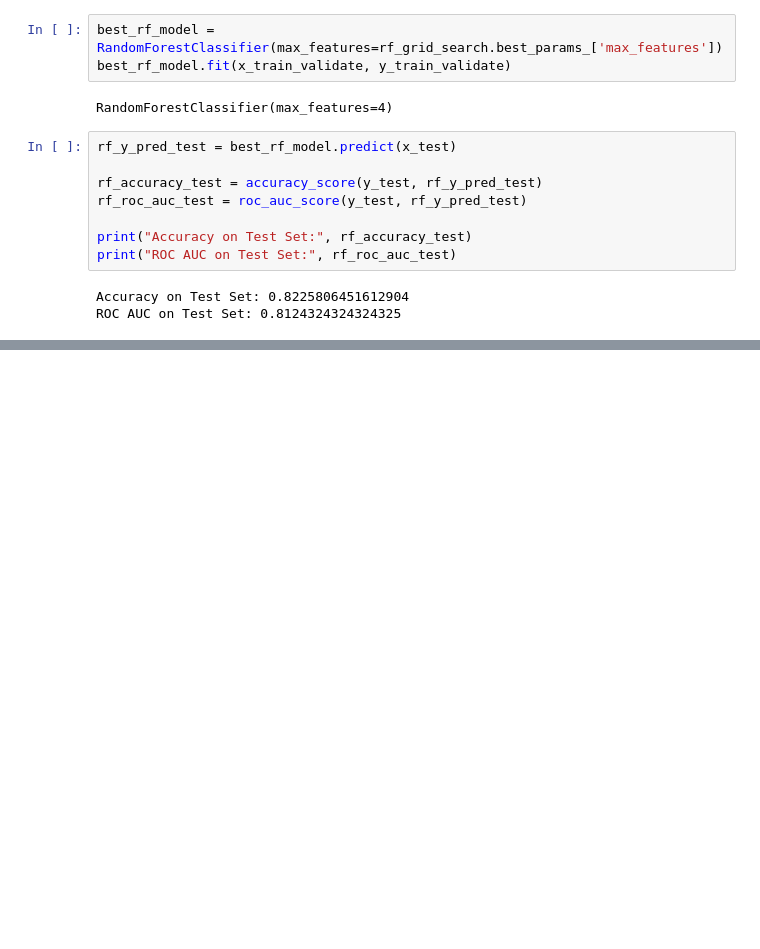
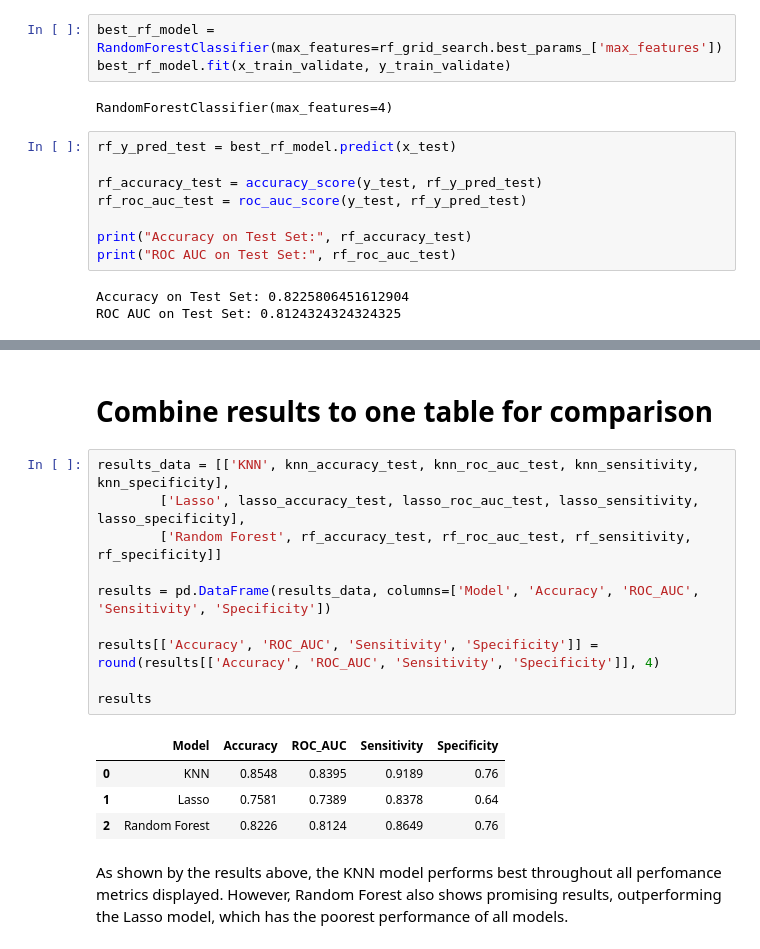
Before and after one commit to FelixRaph/Data-Science-Portfolio, a Jupyter notebook: BioMed_Case_ML_Model.ipynb, the cells around one changed output, grey strips where cells are left out. Drawn from its saved outputs; the diff is of its cells as text; blank space fills up the shorter version.

```diff
--- a/BioMed_Case_ML_Model.ipynb
+++ b/BioMed_Case_ML_Model.ipynb
@@ -414,0 +415,19 @@ Specificity (True Negative Rate): 0.8649
+# %% [markdown]
+# Combine results to one table for comparison
+# %%
+results_data = [['KNN', knn_accuracy_test, knn_roc_auc_test, knn_sensitivity, knn_specificity],
+        ['Lasso', lasso_accuracy_test, lasso_roc_auc_test, lasso_sensitivity, lasso_specificity],
+        ['Random Forest', rf_accuracy_test, rf_roc_auc_test, rf_sensitivity, rf_specificity]]
+
+results = pd.DataFrame(results_data, columns=['Model', 'Accuracy', 'ROC_AUC', 'Sensitivity', 'Specificity'])
+
+results[['Accuracy', 'ROC_AUC', 'Sensitivity', 'Specificity']] = round(results[['Accuracy', 'ROC_AUC', 'Sensitivity', 'Specificity']], 4)
+
+results
+# %% [output]
+|  | Model | Accuracy | ROC_AUC | Sensitivity | Specificity |
+| 0 | KNN | 0.8548 | 0.8395 | 0.9189 | 0.76 |
+| 1 | Lasso | 0.7581 | 0.7389 | 0.8378 | 0.64 |
+| 2 | Random Forest | 0.8226 | 0.8124 | 0.8649 | 0.76 |
+# %% [markdown]
+As shown by the results above, the KNN model performs best throughout all perfomance metrics displayed. However, Random Forest also shows promising results, outperforming the Lasso model, which has the poorest performance of all models.
```
Also changed, not shown: parts of 14 cells of this notebook.
